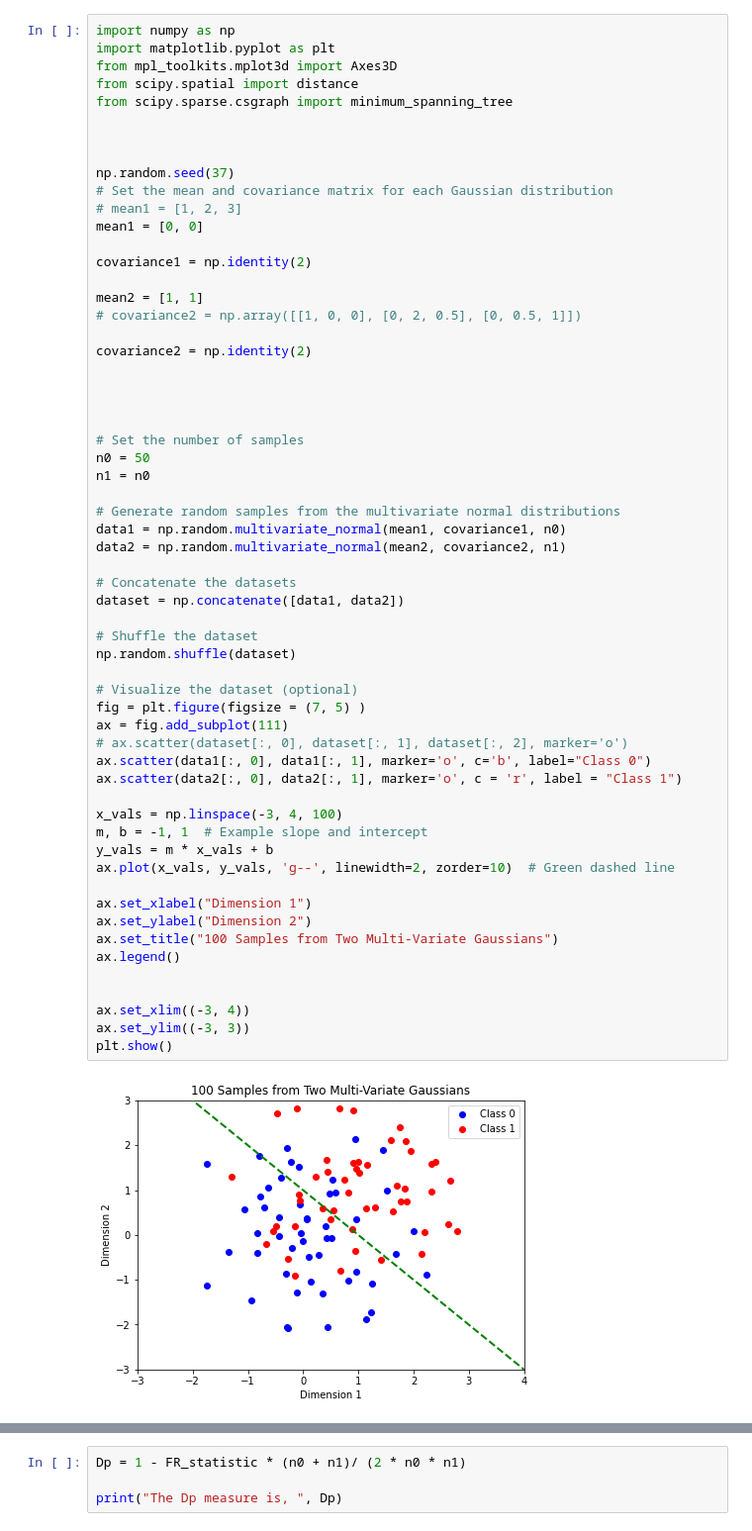
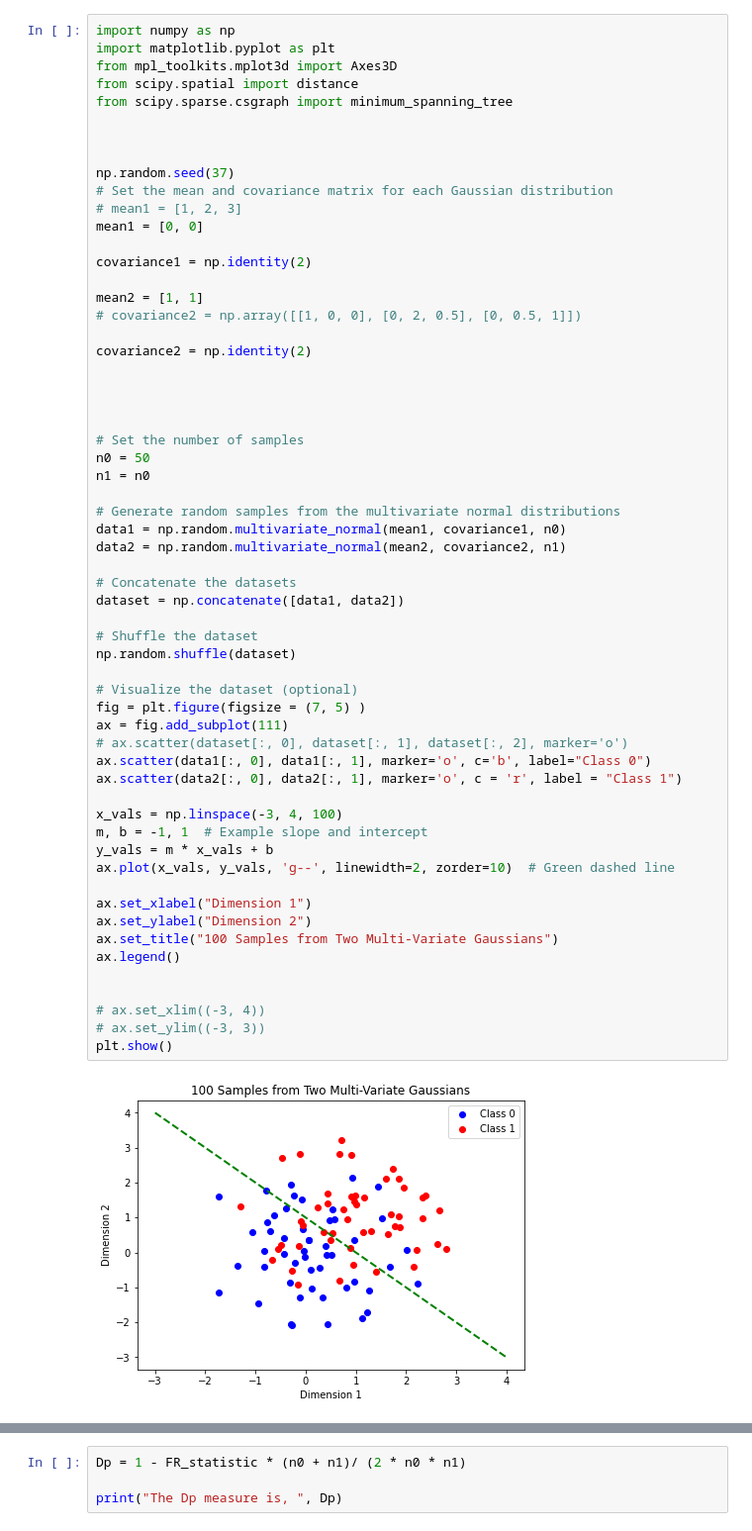
Before and after one commit to rj-may/BER_Bounds_Eval, a Jupyter notebook: plots/Dp_demo.ipynb, the cells around one changed output, grey strips where cells are left out. Shown at 99% size. Cells and saved outputs as stored; diff of their text form.

```diff
--- a/plots/Dp_demo.ipynb
+++ b/plots/Dp_demo.ipynb
@@ -29,36 +29,36 @@ n1 = n0
 # Generate random samples from the multivariate normal distributions
 data1 = np.random.multivariate_normal(mean1, covariance1, n0)
 data2 = np.random.multivariate_normal(mean2, covariance2, n1)
 
 # Concatenate the datasets
 dataset = np.concatenate([data1, data2])
 
 # Shuffle the dataset
 np.random.shuffle(dataset)
 
 # Visualize the dataset (optional)
 fig = plt.figure(figsize = (7, 5) )
 ax = fig.add_subplot(111)
 # ax.scatter(dataset[:, 0], dataset[:, 1], dataset[:, 2], marker='o')
 ax.scatter(data1[:, 0], data1[:, 1], marker='o', c='b', label="Class 0")
 ax.scatter(data2[:, 0], data2[:, 1], marker='o', c = 'r', label = "Class 1")
 
 x_vals = np.linspace(-3, 4, 100)
 m, b = -1, 1  # Example slope and intercept
 y_vals = m * x_vals + b
 ax.plot(x_vals, y_vals, 'g--', linewidth=2, zorder=10)  # Green dashed line
 
 ax.set_xlabel("Dimension 1")
 ax.set_ylabel("Dimension 2")
 ax.set_title("100 Samples from Two Multi-Variate Gaussians")
 ax.legend()
 
 
-ax.set_xlim((-3, 4))
-ax.set_ylim((-3, 3))
+# ax.set_xlim((-3, 4))
+# ax.set_ylim((-3, 3))
 plt.show()
 # %% [output]
-[figure, old version]
+[figure, new version]
 # %%
 FR_statistic =  0
 
```
Also changed, not shown: parts of 2 cells of this notebook, 7 other files.
